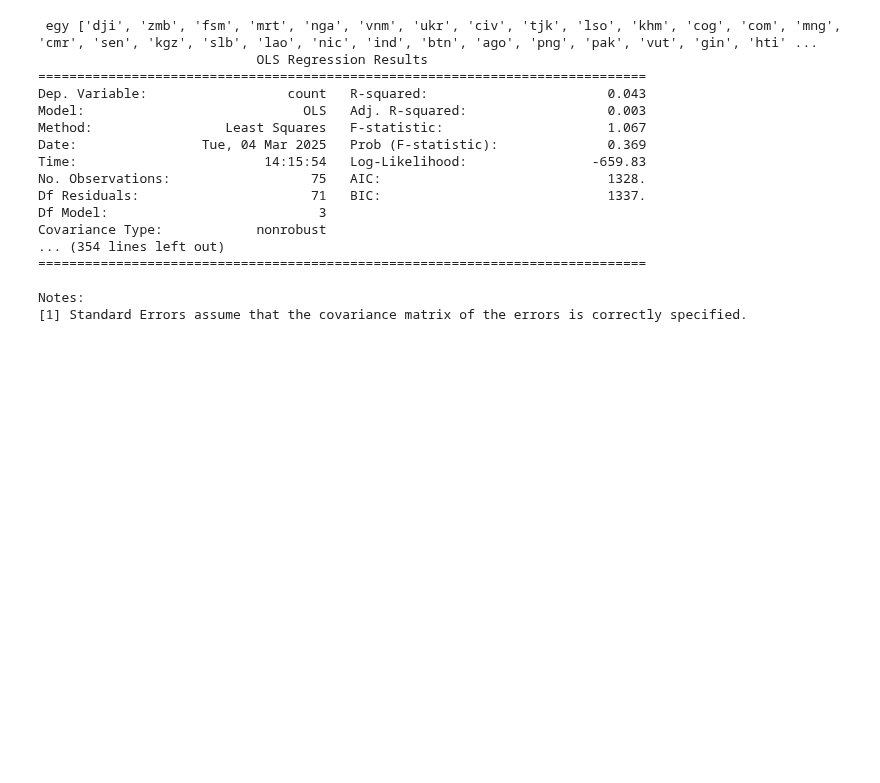
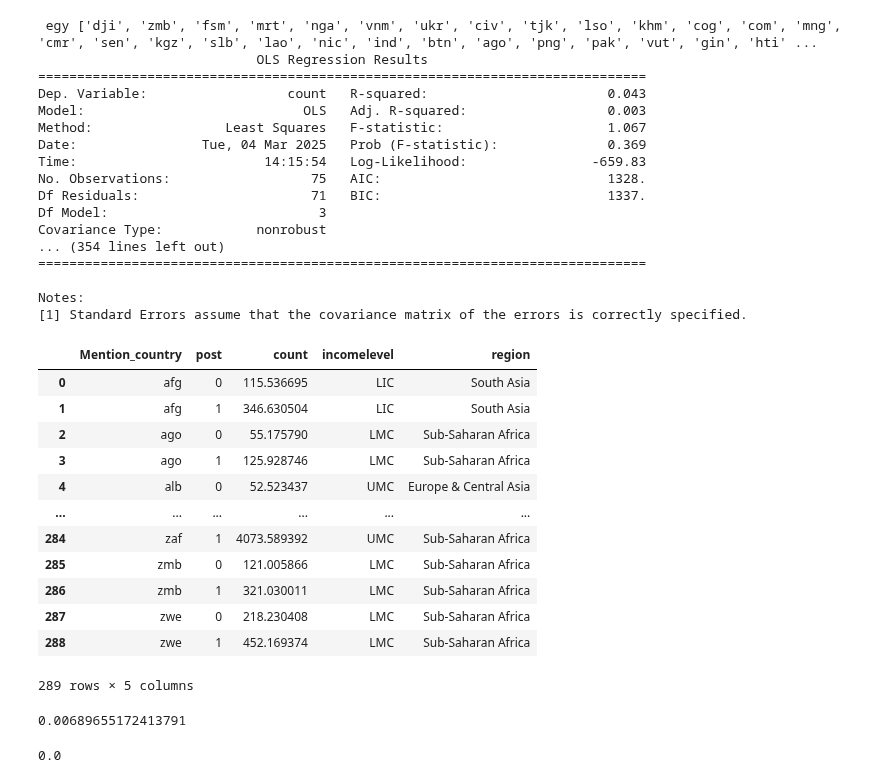
Before and after one commit to YasAsgari/Arab_spring_scholarly_attention, a Jupyter notebook: Supp-Material/Attention/DID/DiD.ipynb, the cells around one changed output. Drawn from its saved outputs; the diff is of its cells as text; code cells hidden in the pictures; blank space fills up the shorter version.

```diff
--- a/Supp-Material/Attention/DID/DiD.ipynb
+++ b/Supp-Material/Attention/DID/DiD.ipynb
@@ -210,0 +217,46 @@ Notes:
+# %%
+data=pd.read_csv(r"C:\Users\Yasaman\Downloads\scopus_2024_V1_scholarlymigration_country_enriched.csv")
+data=data[data['year']==2002][['countrycode', 'incomelevel', 'region']].drop_duplicates()
+data=data.dropna()
+data['countrycode']=data['countrycode'].apply(lambda x: x.lower())
+data.rename(columns={'countrycode':'Mention_country'}, inplace=True)
+
+
+df_sample=df.groupby(['Mention_country','post'])['count'].sum().reset_index()
+df_sample['count']/=9
+
+
+result_df=df_sample.merge(data, on='Mention_country')
+
+
+y = result_df['count']
+X = result_df.drop(columns='count')
+# %%
+result_df
+# %% [output]
+|  | Mention_country | post | count | incomelevel | region |
+| 0 | afg | 0 | 115.536695 | LIC | South Asia |
+| 1 | afg | 1 | 346.630504 | LIC | South Asia |
+| 2 | ago | 0 | 55.175790 | LMC | Sub-Saharan Africa |
+| 3 | ago | 1 | 125.928746 | LMC | Sub-Saharan Africa |
+| 4 | alb | 0 | 52.523437 | UMC | Europe & Central Asia |
+| ... | ... | ... | ... | ... | ... |
+| 284 | zaf | 1 | 4073.589392 | UMC | Sub-Saharan Africa |
+| 285 | zmb | 0 | 121.005866 | LMC | Sub-Saharan Africa |
+| 286 | zmb | 1 | 321.030011 | LMC | Sub-Saharan Africa |
+| 287 | zwe | 0 | 218.230408 | LMC | Sub-Saharan Africa |
+| 288 | zwe | 1 | 452.169374 | LMC | Sub-Saharan Africa |
+289 rows × 5 columns
+# %%
+T='post'
+# coarsen predictor variables
+X_coarse = coarsen(X, T, "l1")
+
+# match observations
+weights = match(X_coarse, T)
+
+# calculate weighted imbalance, this is our baseline
+L1(X_coarse, T, weights)
+# %% [output]
+0.00689655172413791
+0.0
```
Also changed, not shown: parts of 1 cell of this notebook.
